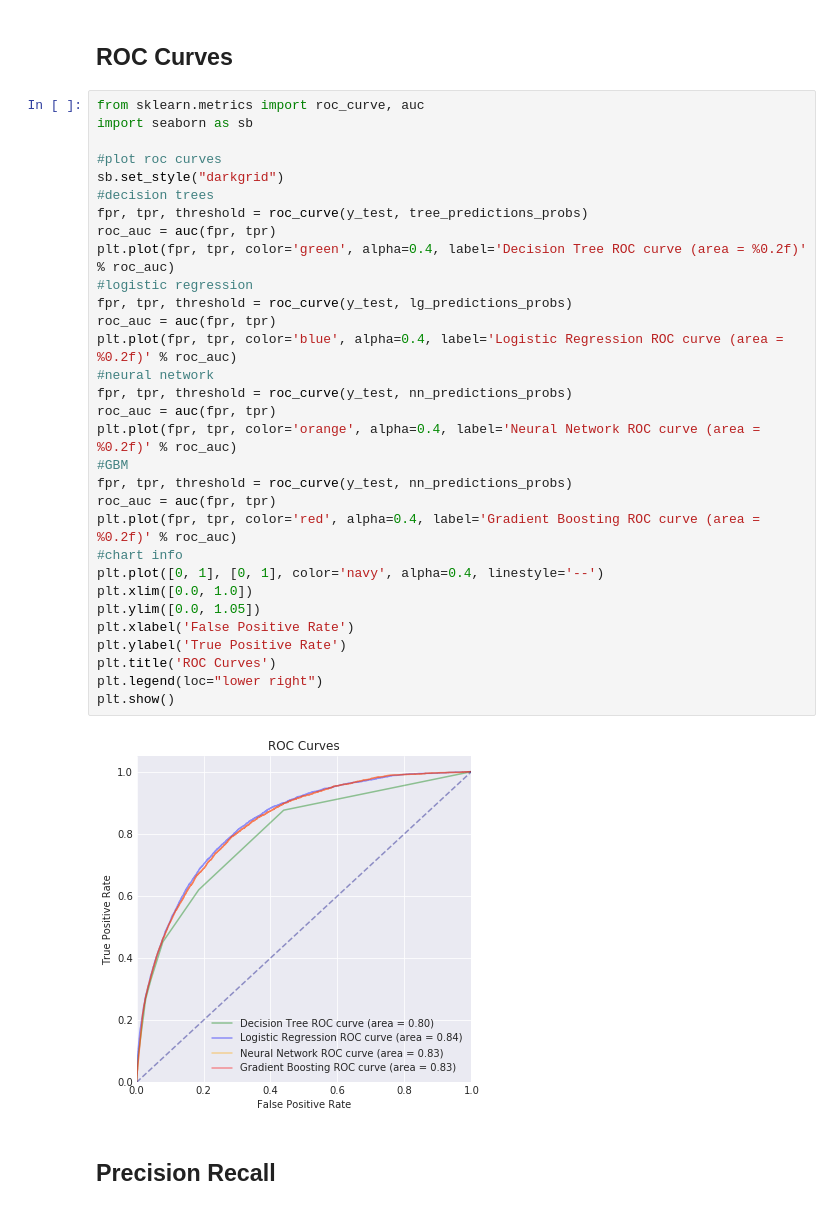
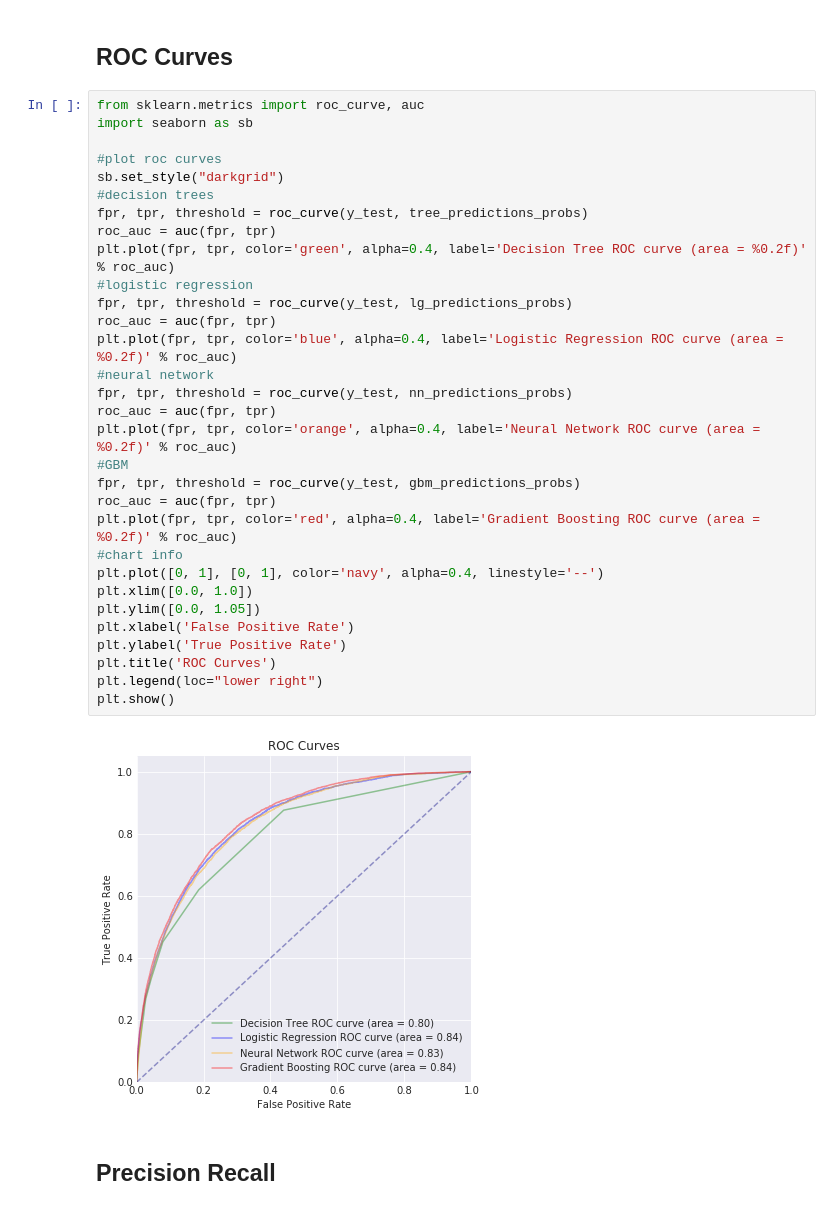
Before and after one commit to philip-johnson-2/DS5500, a Jupyter notebook: modeling/project_report.ipynb, the cells around one changed output. Saved outputs shown, nothing was run; the diff lists cells and outputs as text.

```diff
--- a/modeling/project_report.ipynb
+++ b/modeling/project_report.ipynb
@@ -672,35 +672,35 @@ plt.tight_layout()
 from sklearn.metrics import roc_curve, auc
 import seaborn as sb
 
 #plot roc curves
 sb.set_style("darkgrid")
 #decision trees
 fpr, tpr, threshold = roc_curve(y_test, tree_predictions_probs)
 roc_auc = auc(fpr, tpr)
 plt.plot(fpr, tpr, color='green', alpha=0.4, label='Decision Tree ROC curve (area = %0.2f)' % roc_auc)
 #logistic regression
 fpr, tpr, threshold = roc_curve(y_test, lg_predictions_probs)
 roc_auc = auc(fpr, tpr)
 plt.plot(fpr, tpr, color='blue', alpha=0.4, label='Logistic Regression ROC curve (area = %0.2f)' % roc_auc)
 #neural network
 fpr, tpr, threshold = roc_curve(y_test, nn_predictions_probs)
 roc_auc = auc(fpr, tpr)
 plt.plot(fpr, tpr, color='orange', alpha=0.4, label='Neural Network ROC curve (area = %0.2f)' % roc_auc)
 #GBM
-fpr, tpr, threshold = roc_curve(y_test, nn_predictions_probs)
+fpr, tpr, threshold = roc_curve(y_test, gbm_predictions_probs)
 roc_auc = auc(fpr, tpr)
 plt.plot(fpr, tpr, color='red', alpha=0.4, label='Gradient Boosting ROC curve (area = %0.2f)' % roc_auc)
 #chart info
 plt.plot([0, 1], [0, 1], color='navy', alpha=0.4, linestyle='--')
 plt.xlim([0.0, 1.0])
 plt.ylim([0.0, 1.05])
 plt.xlabel('False Positive Rate')
 plt.ylabel('True Positive Rate')
 plt.title('ROC Curves')
 plt.legend(loc="lower right")
 plt.show()
 # %% [output]
-[figure, old version]
+[figure, new version]
 # %% [markdown]
 ## Precision Recall
 # %%
```
Also changed, not shown: parts of 1 cell of this notebook.
